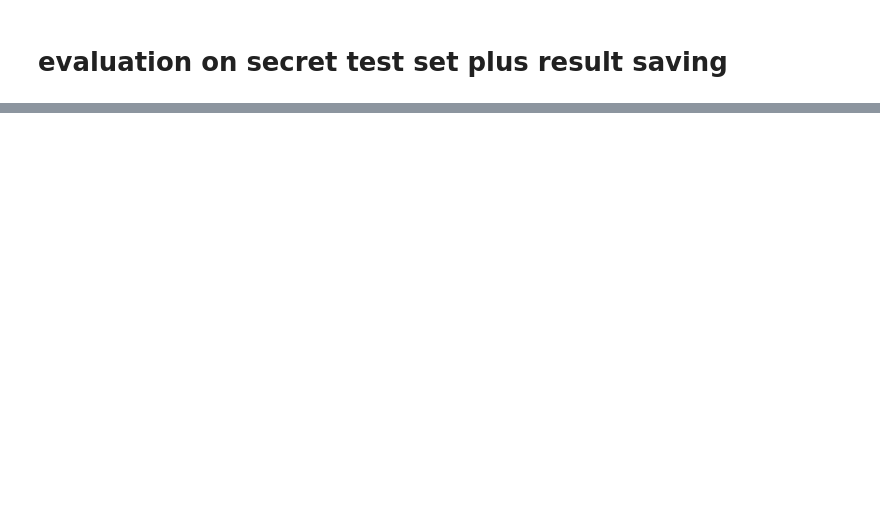
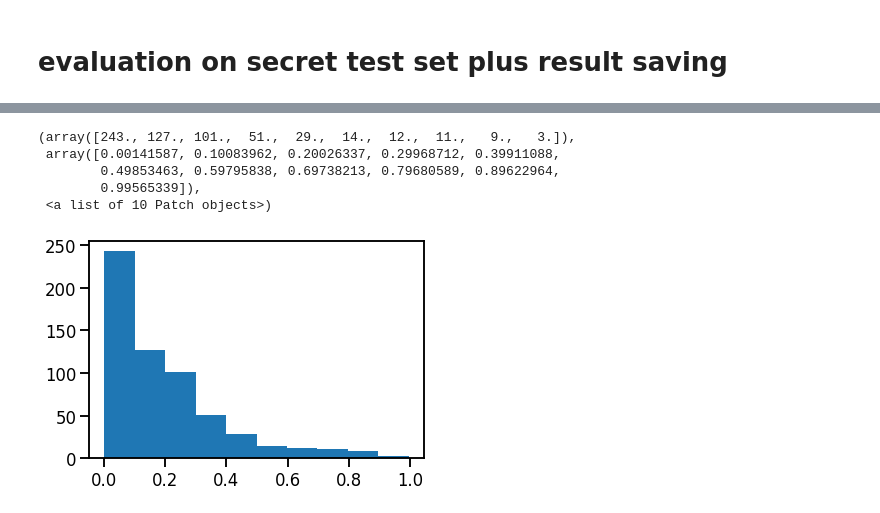
Before and after one commit to Ostyk/respo.vision, a Jupyter notebook: main.ipynb, the cells around one changed output, grey strips where cells are left out. Drawn from its saved outputs; the diff is of its cells as text; code cells hidden in the pictures; blank space fills up the shorter version.

```diff
--- a/main.ipynb
+++ b/main.ipynb
@@ -136,3 +203,3 @@ pretrained = load_trained_model(pretrained, model_path = 'models/Pretrained_CP_e
 # %%
 scratch, _ = initialize_model(model_name, num_classes, feature_extract=False, use_pretrained=False)
-scratch = load_trained_model(scratch, model_path = 'models/Scratch_CP_epoch_11.pth', device=device)
+scratch = load_trained_model(scratch, model_path = 'models/Scratch_CP_epoch_{}_{}_seed_{}.pth'.format(num_epochs, time_stamp, seed), device=device)
@@ -176,3 +259,12 @@ result_scratch = eval_model_test_set(model = scratch,
+# %%
+plt.hist(result_scratch.probability)
+# %% [output]
+(array([243., 127., 101.,  51.,  29.,  14.,  12.,  11.,   9.,   3.]),
+ array([0.00141587, 0.10083962, 0.20026337, 0.29968712, 0.39911088,
+        0.49853463, 0.59795838, 0.69738213, 0.79680589, 0.89622964,
+        0.99565339]),
+ <a list of 10 Patch objects>)
+[figure, added]
 # %%
 result_pretrained.to_csv("results/using_pretrained.csv")
 # %%
```
Also changed, not shown: parts of 14 cells of this notebook, 8 other files.
